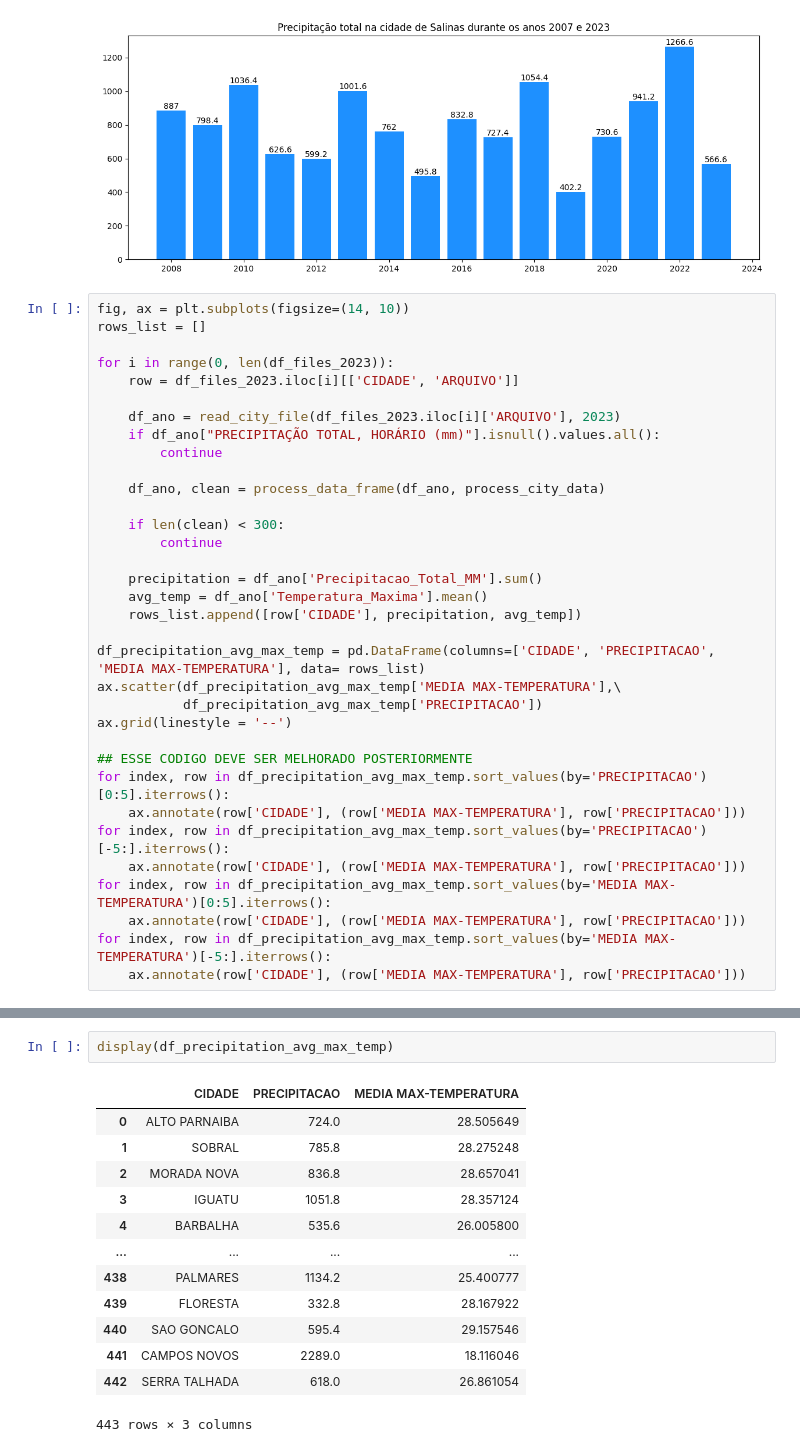
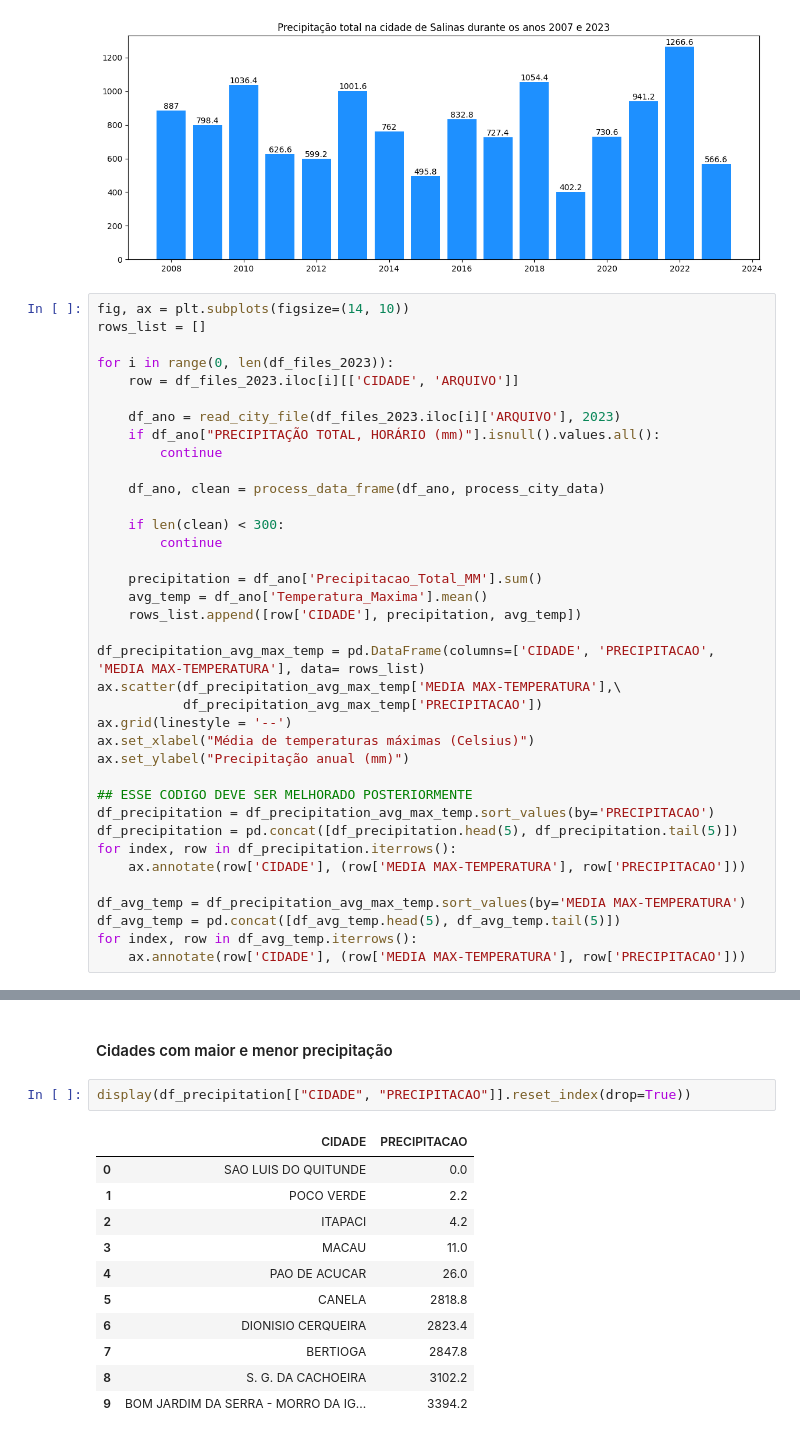
Before and after one commit to nfmmendes/INMET-data-play, a Jupyter notebook: Dados Metereológicos do INMET.ipynb, the cells around one changed output, grey strips where cells are left out. Saved outputs shown, nothing was run; the diff lists cells and outputs as text.

```diff
--- a/Dados Metereológicos do INMET.ipynb
+++ b/Dados Metereológicos do INMET.ipynb
@@ -372,14 +372,17 @@ df_precipitation_avg_max_temp = pd.DataFrame(columns=['CIDADE', 'PRECIPITACAO',
 ax.scatter(df_precipitation_avg_max_temp['MEDIA MAX-TEMPERATURA'],\
            df_precipitation_avg_max_temp['PRECIPITACAO'])
 ax.grid(linestyle = '--')
+ax.set_xlabel("Média de temperaturas máximas (Celsius)")
+ax.set_ylabel("Precipitação anual (mm)")
 
 ## ESSE CODIGO DEVE SER MELHORADO POSTERIORMENTE
-for index, row in df_precipitation_avg_max_temp.sort_values(by='PRECIPITACAO')[0:5].iterrows():
+df_precipitation = df_precipitation_avg_max_temp.sort_values(by='PRECIPITACAO')
+df_precipitation = pd.concat([df_precipitation.head(5), df_precipitation.tail(5)])
+for index, row in df_precipitation.iterrows():
     ax.annotate(row['CIDADE'], (row['MEDIA MAX-TEMPERATURA'], row['PRECIPITACAO']))
-for index, row in df_precipitation_avg_max_temp.sort_values(by='PRECIPITACAO')[-5:].iterrows():
+
+df_avg_temp = df_precipitation_avg_max_temp.sort_values(by='MEDIA MAX-TEMPERATURA')
+df_avg_temp = pd.concat([df_avg_temp.head(5), df_avg_temp.tail(5)])
+for index, row in df_avg_temp.iterrows():
     ax.annotate(row['CIDADE'], (row['MEDIA MAX-TEMPERATURA'], row['PRECIPITACAO']))
-for index, row in df_precipitation_avg_max_temp.sort_values(by='MEDIA MAX-TEMPERATURA')[0:5].iterrows():
-    ax.annotate(row['CIDADE'], (row['MEDIA MAX-TEMPERATURA'], row['PRECIPITACAO']))
-for index, row in df_precipitation_avg_max_temp.sort_values(by='MEDIA MAX-TEMPERATURA')[-5:].iterrows():
-    ax.annotate(row['CIDADE'], (row['MEDIA MAX-TEMPERATURA'], row['PRECIPITACAO']))
 # %% [output]
@@ -387,16 +390,16 @@ for index, row in df_precipitation_avg_max_temp.sort_values(by='MEDIA MAX-TEMPER
+# %% [markdown]
+<h4> Cidades com maior e menor precipitação </h4>
 # %%
-display(df_precipitation_avg_max_temp)
+display(df_precipitation[["CIDADE", "PRECIPITACAO"]].reset_index(drop=True))
 # %% [output]
-|  | CIDADE | PRECIPITACAO | MEDIA MAX-TEMPERATURA |
-| 0 | ALTO PARNAIBA | 724.0 | 28.505649 |
-| 1 | SOBRAL | 785.8 | 28.275248 |
-| 2 | MORADA NOVA | 836.8 | 28.657041 |
-| 3 | IGUATU | 1051.8 | 28.357124 |
-| 4 | BARBALHA | 535.6 | 26.005800 |
-| ... | ... | ... | ... |
-| 438 | PALMARES | 1134.2 | 25.400777 |
-| 439 | FLORESTA | 332.8 | 28.167922 |
-| 440 | SAO GONCALO | 595.4 | 29.157546 |
-| 441 | CAMPOS NOVOS | 2289.0 | 18.116046 |
-| 442 | SERRA TALHADA | 618.0 | 26.861054 |
+|  | CIDADE | PRECIPITACAO |
+| 0 | SAO LUIS DO QUITUNDE | 0.0 |
+| 1 | POCO VERDE | 2.2 |
+| 2 | ITAPACI | 4.2 |
+| 3 | MACAU | 11.0 |
+| 4 | PAO DE ACUCAR | 26.0 |
+| 5 | CANELA | 2818.8 |
+| 6 | DIONISIO CERQUEIRA | 2823.4 |
+| 7 | BERTIOGA | 2847.8 |
+| 8 | S. G. DA CACHOEIRA | 3102.2 |
+| 9 | BOM JARDIM DA SERRA - MORRO DA IG... | 3394.2 |
-443 rows × 3 columns
```
Also changed, not shown: parts of 3 cells of this notebook.
